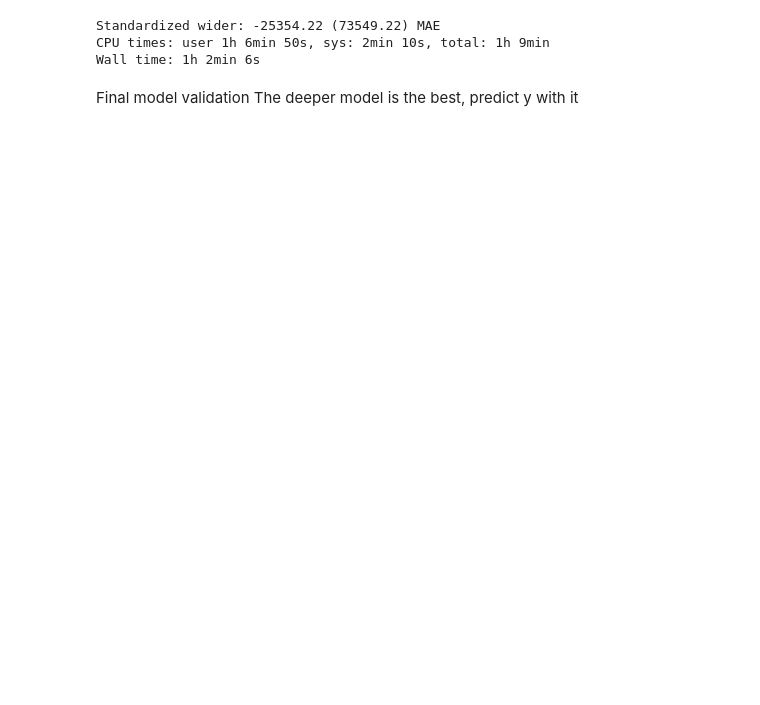
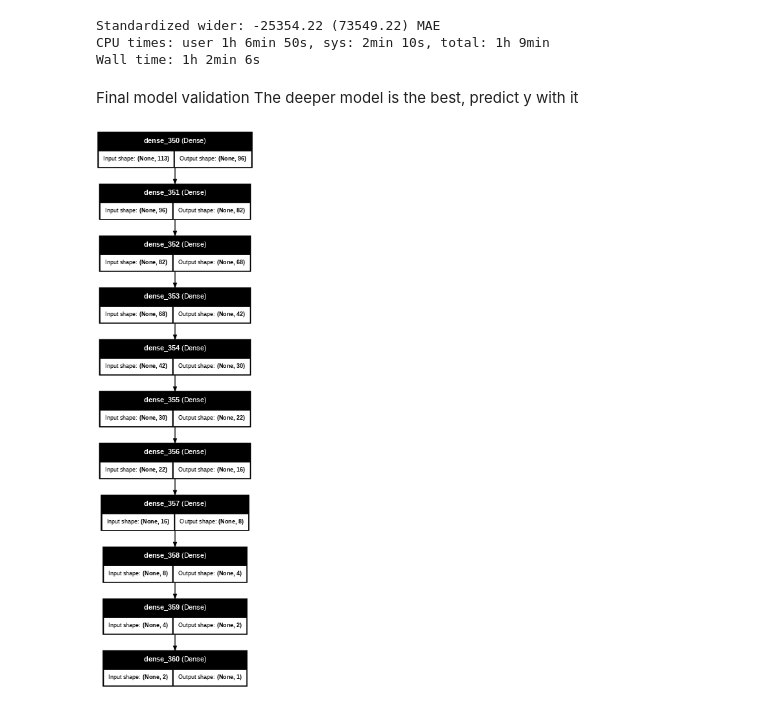
Before and after one commit to saborsoft/ljmu-ds-thesis, a Jupyter notebook: tamas_flesch_thesis_project_neural_network_step.ipynb, the cells around one changed output. Saved outputs shown, nothing was run; the diff lists cells and outputs as text; code cells hidden in the pictures; blank space fills up the shorter version.

Commit message:
nn models with xgboost

```diff
--- a/tamas_flesch_thesis_project_neural_network_step.ipynb
+++ b/tamas_flesch_thesis_project_neural_network_step.ipynb
@@ -263,7 +462,7 @@ The deeper model is the best, predict y with it
 # define final model
 def final_model():
   model = keras.Sequential([
-    keras.layers.Dense(103, activation=tf.nn.relu, input_shape=(103,)),
+    keras.layers.Input(shape=(113,)),
     keras.layers.Dense(96, activation=tf.nn.relu),
     keras.layers.Dense(82, activation=tf.nn.relu),
     keras.layers.Dense(68, activation=tf.nn.relu),
@@ -284,0 +486,4 @@ final_model = final_model()
+# %%
+keras.utils.plot_model(final_model, to_file='model.png', show_shapes=True, show_layer_names=True, dpi=48)
+# %% [output]
+[figure, added]
```
Also changed, not shown: parts of 56 cells of this notebook.
